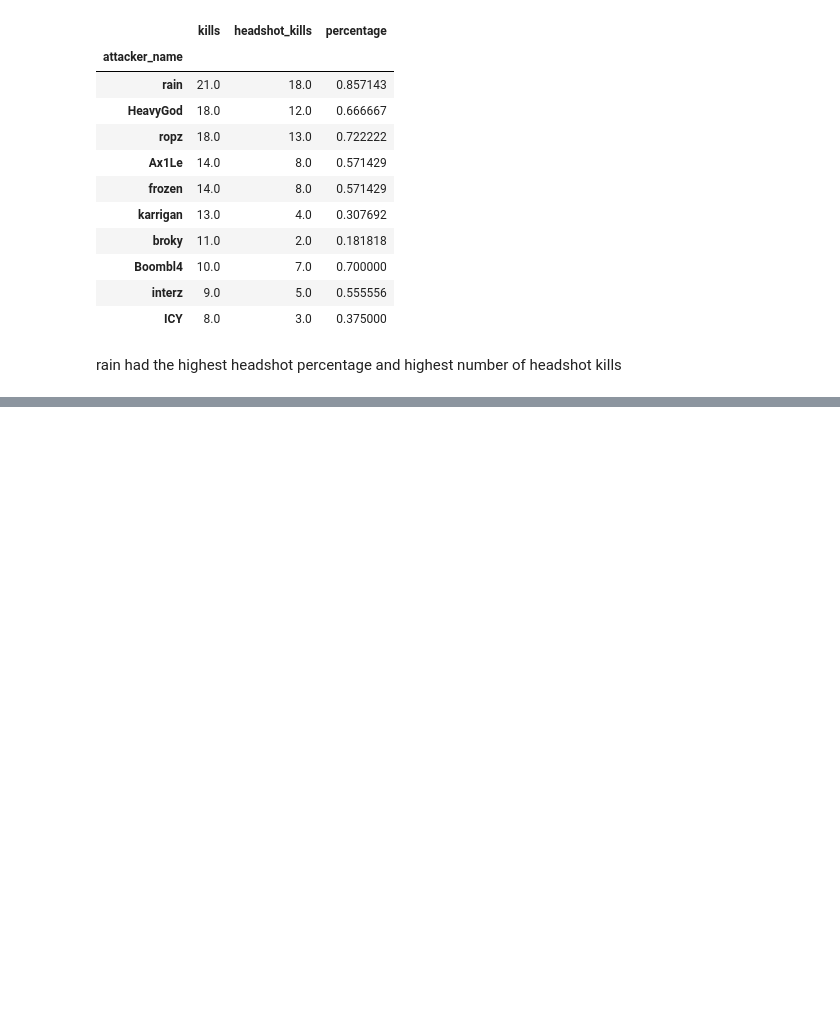
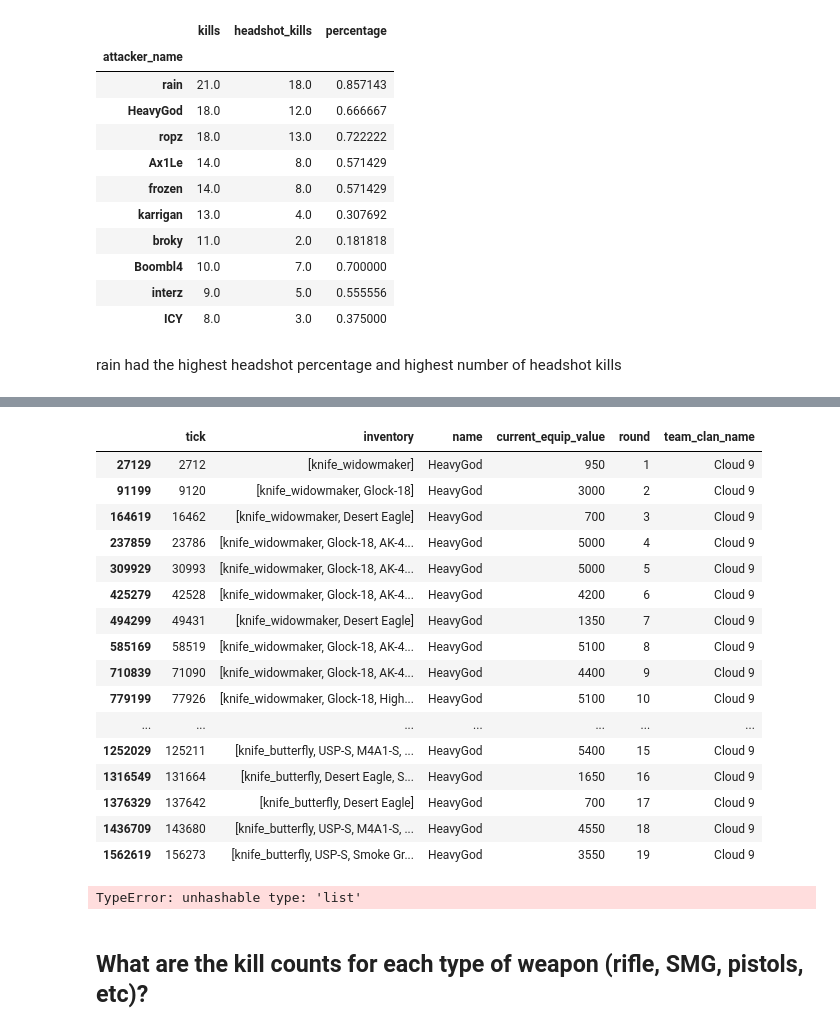
Before and after one commit to dickinsonmatt/counter-strike, a Jupyter notebook: analysis.ipynb, the cells around one changed output, grey strips where cells are left out. Cells and saved outputs as stored; diff of their text form; code cells hidden in the pictures; blank space fills up the shorter version.

```diff
--- a/analysis.ipynb
+++ b/analysis.ipynb
@@ -509,0 +617,45 @@ rain had the highest headshot percentage and highest number of headshot kills
+# %%
+# # get ticks at the beginning of each round
+# beginning_round_ticks = dem.ticks.drop_duplicates(['name', 'round'], keep = 'first')[['tick']]
+
+# # each round starts with a *seconds* seconds of a buy time
+# # need to wait until it expires to see what equipment players buy
+# ticks_per_second = 64
+# seconds = 17
+
+# # find ticks at later time
+# beginning_round_ticks[f'{seconds}_seconds_later'] = beginning_round_ticks['tick'] + (ticks_per_second*seconds)
+
+# # get unique ticks
+# starting_ticks = beginning_round_ticks[f'{seconds}_seconds_later'].drop_duplicates()
+
+# see player information at that time period
+player_invs = dem.ticks[dem.ticks['tick'].isin(rounds['freeze_end'])][['tick', 'inventory', 'name', 'current_equip_value', 'round', 'team_clan_name']].sort_values(['round', 'team_clan_name'])
+
+player_invs[player_invs['name'] == "HeavyGod"]
+# %% [output]
+|  | tick | inventory | name | current_equip_value | round | team_clan_name |
+| 27129 | 2712 | [knife_widowmaker] | HeavyGod | 950 | 1 | Cloud 9 |
+| 91199 | 9120 | [knife_widowmaker, Glock-18] | HeavyGod | 3000 | 2 | Cloud 9 |
+| 164619 | 16462 | [knife_widowmaker, Desert Eagle] | HeavyGod | 700 | 3 | Cloud 9 |
+| 237859 | 23786 | [knife_widowmaker, Glock-18, AK-4... | HeavyGod | 5000 | 4 | Cloud 9 |
+| 309929 | 30993 | [knife_widowmaker, Glock-18, AK-4... | HeavyGod | 5000 | 5 | Cloud 9 |
+| 425279 | 42528 | [knife_widowmaker, Glock-18, AK-4... | HeavyGod | 4200 | 6 | Cloud 9 |
+| 494299 | 49431 | [knife_widowmaker, Desert Eagle] | HeavyGod | 1350 | 7 | Cloud 9 |
+| 585169 | 58519 | [knife_widowmaker, Glock-18, AK-4... | HeavyGod | 5100 | 8 | Cloud 9 |
+| 710839 | 71090 | [knife_widowmaker, Glock-18, AK-4... | HeavyGod | 4400 | 9 | Cloud 9 |
+| 779199 | 77926 | [knife_widowmaker, Glock-18, High... | HeavyGod | 5100 | 10 | Cloud 9 |
+| ... | ... | ... | ... | ... | ... | ... |
+| 1252029 | 125211 | [knife_butterfly, USP-S, M4A1-S, ... | HeavyGod | 5400 | 15 | Cloud 9 |
+| 1316549 | 131664 | [knife_butterfly, Desert Eagle, S... | HeavyGod | 1650 | 16 | Cloud 9 |
+| 1376329 | 137642 | [knife_butterfly, Desert Eagle] | HeavyGod | 700 | 17 | Cloud 9 |
+| 1436709 | 143680 | [knife_butterfly, USP-S, M4A1-S, ... | HeavyGod | 4550 | 18 | Cloud 9 |
+| 1562619 | 156273 | [knife_butterfly, USP-S, Smoke Gr... | HeavyGod | 3550 | 19 | Cloud 9 |
+# %%
+# dem.ticks[dem.ticks['name'] == "HeavyGod"].drop_duplicates(subset = ['round'], keep = 'first')
+
+dem.ticks.drop_duplicates(subset = ['inventory', 'name'])
+# %% [output]
+TypeError: unhashable type: 'list'
+# %% [markdown]
+## What are the kill counts for each type of weapon (rifle, SMG, pistols, etc)?
```
Also changed, not shown: parts of 17 cells of this notebook.
